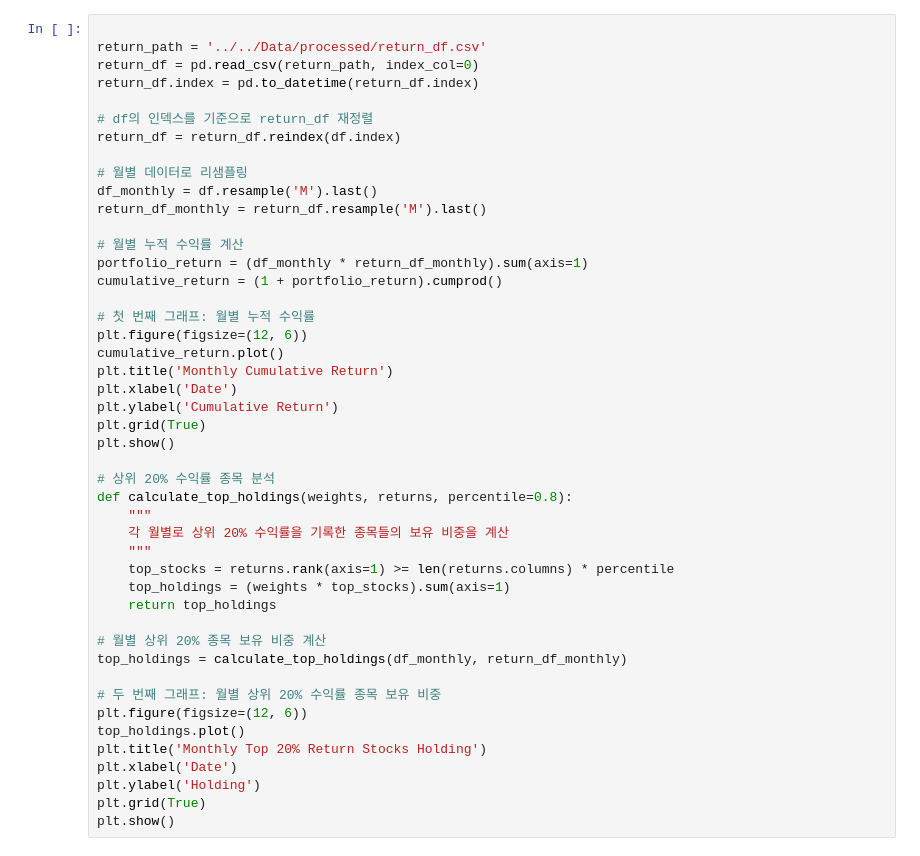
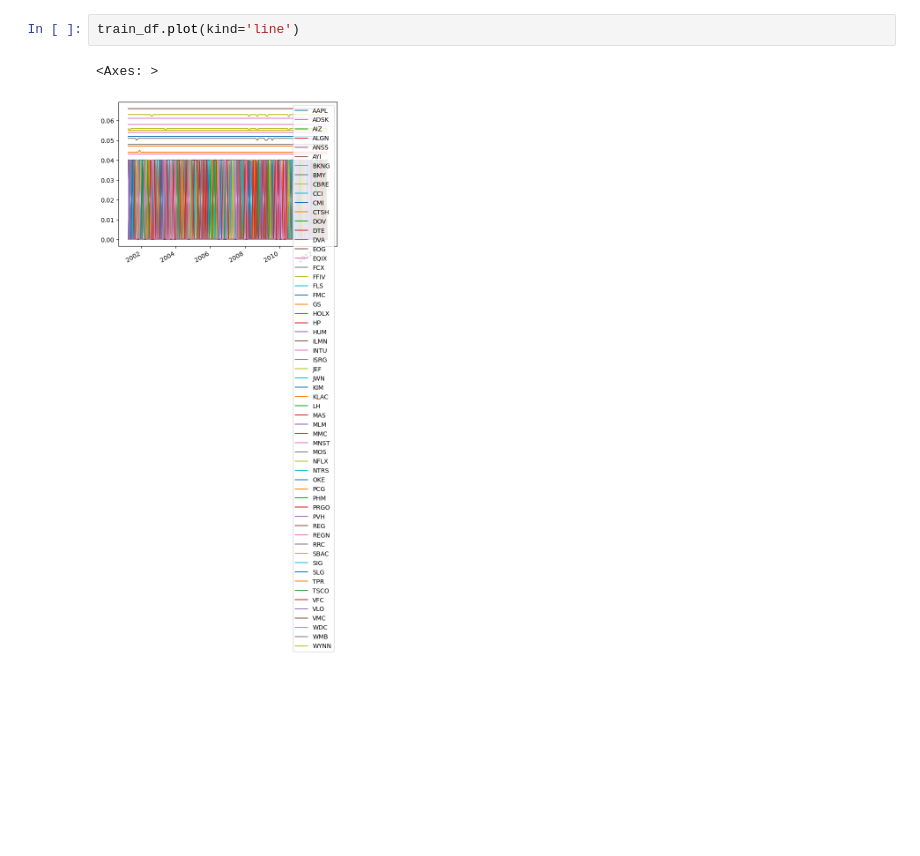
Before and after one commit to ChoiInYeol/ChartPortfolio, a Jupyter notebook: TS_Model/Result/test.ipynb, the cells around one changed output. Drawn from its saved outputs; the diff is of its cells as text; blank space fills up the shorter version.

```diff
--- a/TS_Model/Result/test.ipynb
+++ b/TS_Model/Result/test.ipynb
@@ -41,46 +48,5 @@ df
-# %%
-
-return_path = '../../Data/processed/return_df.csv'
-return_df = pd.read_csv(return_path, index_col=0)
-return_df.index = pd.to_datetime(return_df.index)
-
-# df의 인덱스를 기준으로 return_df 재정렬
-return_df = return_df.reindex(df.index)
-
-# 월별 데이터로 리샘플링
-df_monthly = df.resample('M').last()
-return_df_monthly = return_df.resample('M').last()
-
-# 월별 누적 수익률 계산
-portfolio_return = (df_monthly * return_df_monthly).sum(axis=1)
-cumulative_return = (1 + portfolio_return).cumprod()
-
-# 첫 번째 그래프: 월별 누적 수익률
-plt.figure(figsize=(12, 6))
-cumulative_return.plot()
-plt.title('Monthly Cumulative Return')
-plt.xlabel('Date')
-plt.ylabel('Cumulative Return')
-plt.grid(True)
-plt.show()
-
-# 상위 20% 수익률 종목 분석
-def calculate_top_holdings(weights, returns, percentile=0.8):
-    """
-    각 월별로 상위 20% 수익률을 기록한 종목들의 보유 비중을 계산
-    """
-    top_stocks = returns.rank(axis=1) >= len(returns.columns) * percentile
-    top_holdings = (weights * top_stocks).sum(axis=1)
-    return top_holdings
-
-# 월별 상위 20% 종목 보유 비중 계산
-top_holdings = calculate_top_holdings(df_monthly, return_df_monthly)
-
-# 두 번째 그래프: 월별 상위 20% 수익률 종목 보유 비중
-plt.figure(figsize=(12, 6))
-top_holdings.plot()
-plt.title('Monthly Top 20% Return Stocks Holding')
-plt.xlabel('Date')
-plt.ylabel('Holding')
-plt.grid(True)
-plt.show()
+# %%
+train_df.plot(kind='line')
+# %% [output]
+<Axes: >
+[figure, added]
```
Also changed, not shown: parts of 3 cells of this notebook, 6 other files.
